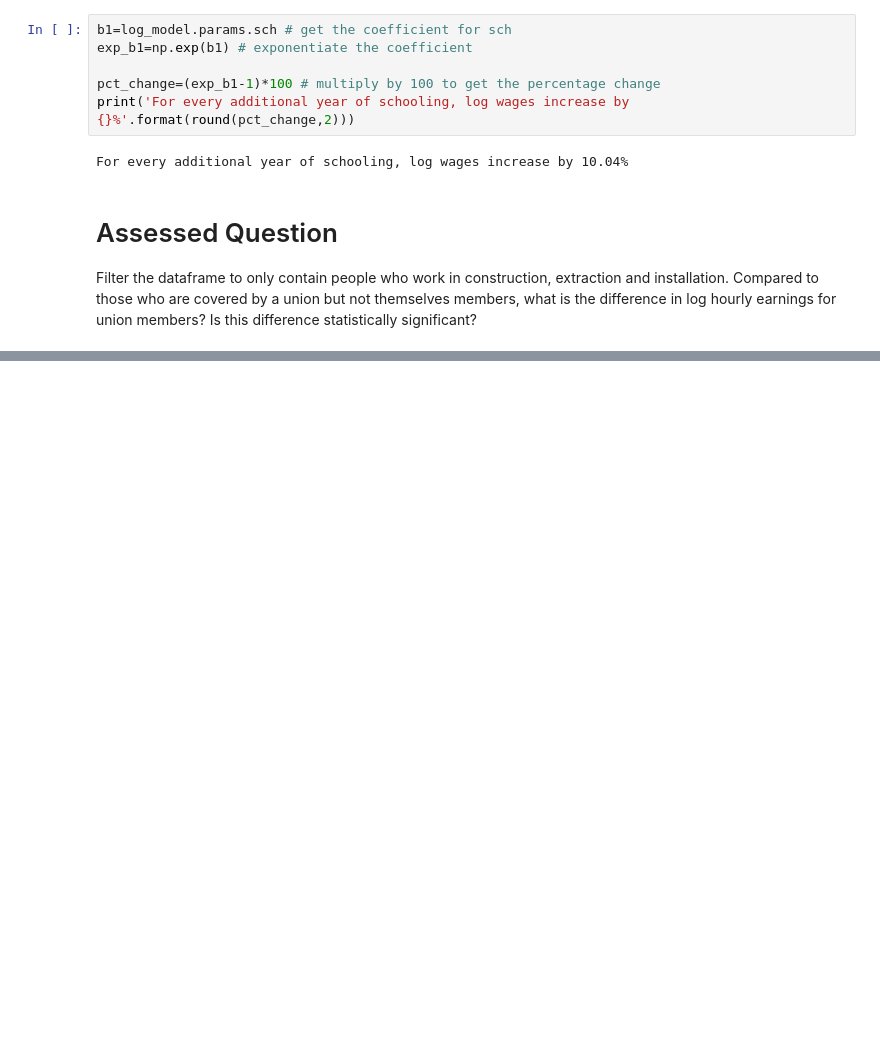
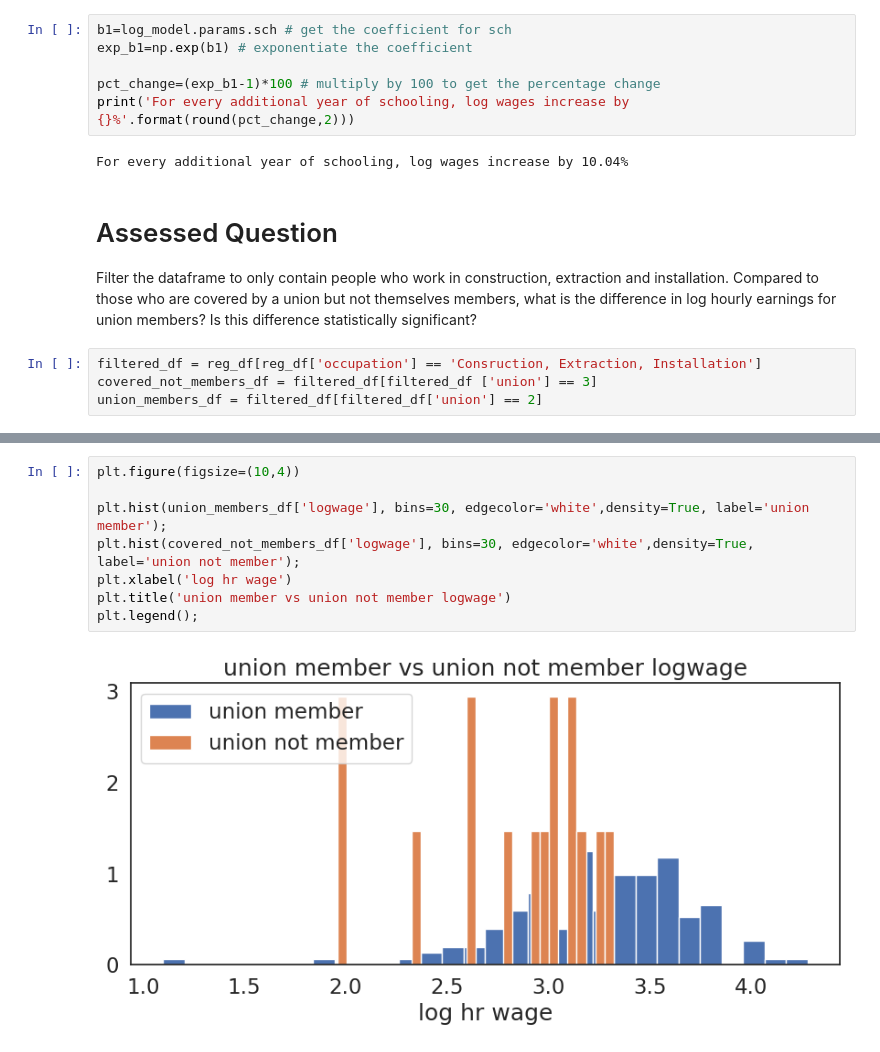
Before and after one commit to Yukiii04/QM2, a Jupyter notebook: notebooks/W07. Linear Regression.ipynb, the cells around one changed output, grey strips where cells are left out. Saved outputs shown, nothing was run; the diff lists cells and outputs as text; blank space fills up the shorter version.

```diff
--- a/notebooks/W07. Linear Regression.ipynb
+++ b/notebooks/W07. Linear Regression.ipynb
@@ -572,3 +572,7 @@ For every additional year of schooling, log wages increase by 10.04%
 # Assessed Question
 
 Filter the dataframe to only contain people who work in construction, extraction and installation. Compared to those who are covered by a union but not themselves members, what is the difference in log hourly earnings for union members? Is this difference statistically significant?
+# %%
+filtered_df = reg_df[reg_df['occupation'] == 'Consruction, Extraction, Installation']
+covered_not_members_df = filtered_df[filtered_df ['union'] == 3]
+union_members_df = filtered_df[filtered_df['union'] == 2]
@@ -574,0 +603,10 @@ Filter the dataframe to only contain people who work in construction, extraction
+# %%
+plt.figure(figsize=(10,4))
+
+plt.hist(union_members_df['logwage'], bins=30, edgecolor='white',density=True, label='union member');
+plt.hist(covered_not_members_df['logwage'], bins=30, edgecolor='white',density=True, label='union not member');
+plt.xlabel('log hr wage')
+plt.title('union member vs union not member logwage')
+plt.legend();
+# %% [output]
+[figure, added]
```
Also changed, not shown: parts of 14 cells of this notebook.
